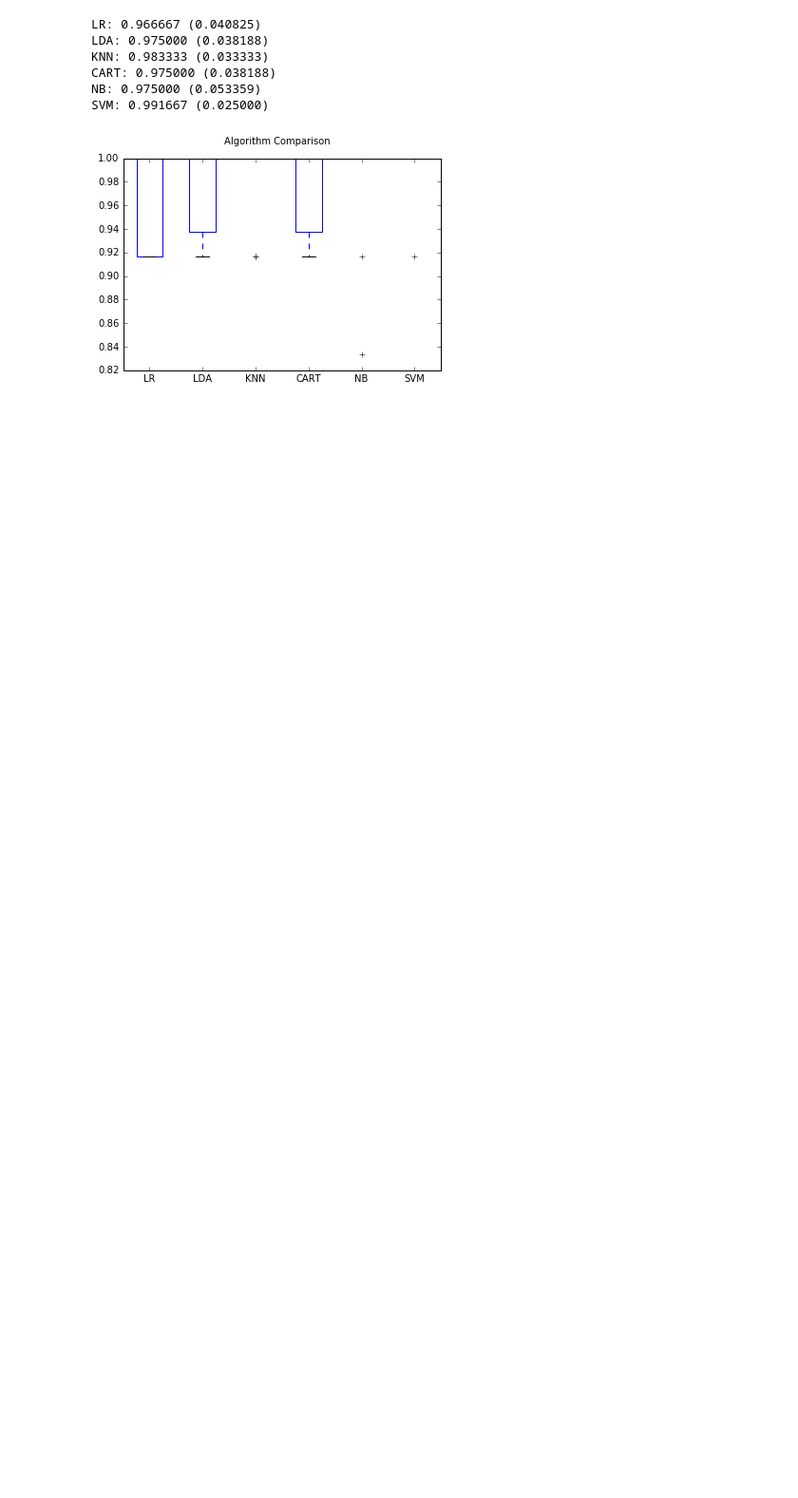
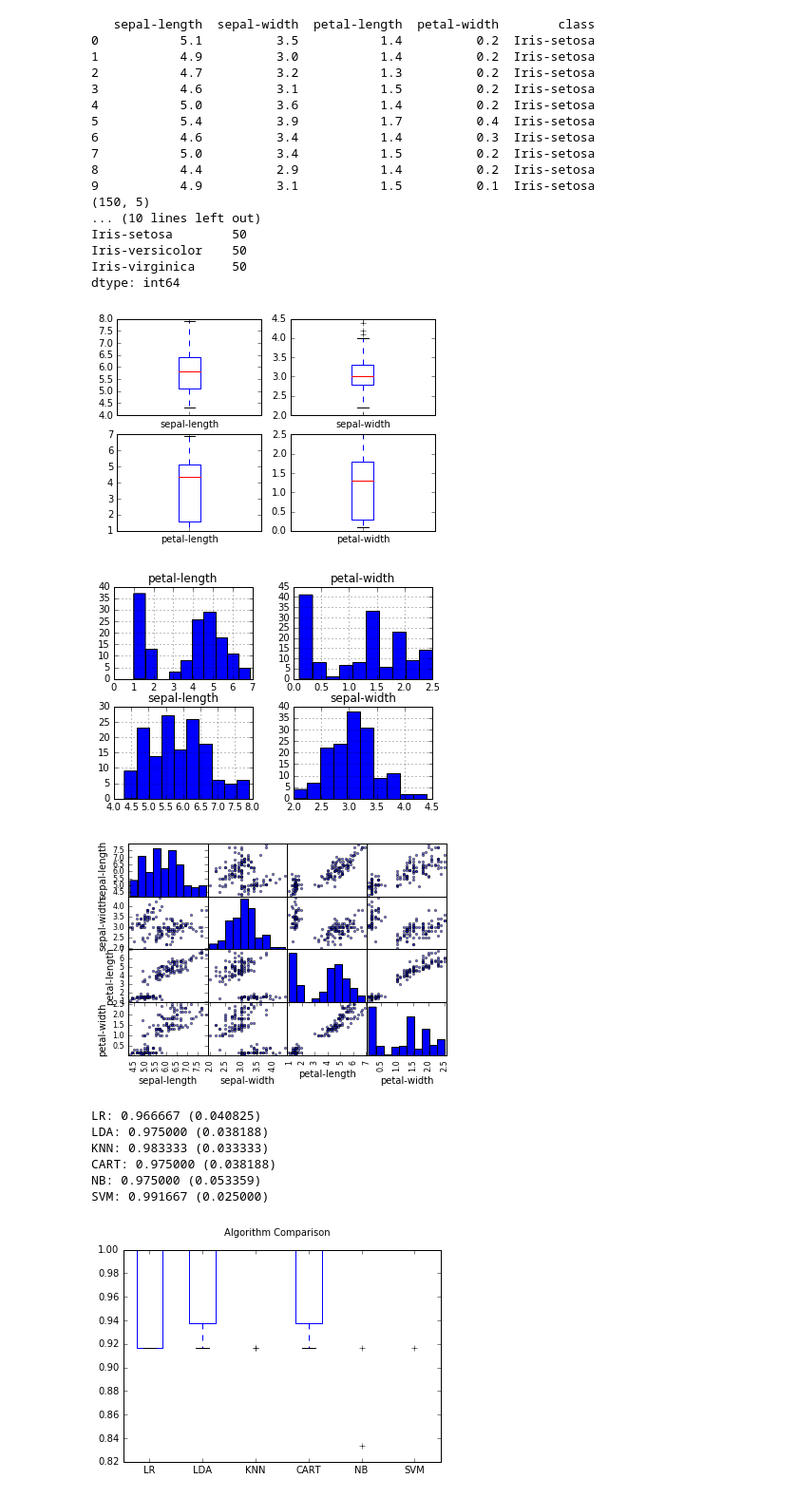
Before and after one commit to iamsiva11/Allthings-MachineLearning, a Jupyter notebook: ML-Workflow/Iris-PyML-Workflow.ipynb, the cells around one changed output. Shown at 95% size. Saved outputs shown, nothing was run; the diff lists cells and outputs as text; code cells hidden in the pictures; blank space fills up the shorter version.

```diff
--- a/ML-Workflow/Iris-PyML-Workflow.ipynb
+++ b/ML-Workflow/Iris-PyML-Workflow.ipynb
@@ -24,23 +24,44 @@ names = ['sepal-length', 'sepal-width', 'petal-length', 'petal-width', 'class']
 dataset = pd.read_csv(url, names=names)
 # %%
 #EDA
-# print dataset.head(10)
-# print dataset.shape
-# print dataset.describe()
-# print(dataset.groupby('class').size())
+print dataset.head(10)
+print dataset.shape
+print dataset.describe()
+print(dataset.groupby('class').size())
 
-# #Data Viz
-# # box and whisker plots
-# dataset.plot(kind='box', subplots=True, layout=(2,2), sharex=False, sharey=False)
-# plt.show()
+#Data Viz
+# box and whisker plots
+dataset.plot(kind='box', subplots=True, layout=(2,2), sharex=False, sharey=False)
+plt.show()
 
-# #histograms
-# dataset.hist()
-# plt.show()
+#histograms
+dataset.hist()
+plt.show()
 
-# #scatter matrix
-# scatter_matrix(dataset)
-# plt.show()
+#scatter matrix
+scatter_matrix(dataset)
+plt.show()
+# %% [output]
+   sepal-length  sepal-width  petal-length  petal-width        class
+0           5.1          3.5           1.4          0.2  Iris-setosa
+1           4.9          3.0           1.4          0.2  Iris-setosa
+2           4.7          3.2           1.3          0.2  Iris-setosa
+3           4.6          3.1           1.5          0.2  Iris-setosa
+4           5.0          3.6           1.4          0.2  Iris-setosa
+5           5.4          3.9           1.7          0.4  Iris-setosa
+6           4.6          3.4           1.4          0.3  Iris-setosa
+7           5.0          3.4           1.5          0.2  Iris-setosa
+8           4.4          2.9           1.4          0.2  Iris-setosa
+9           4.9          3.1           1.5          0.1  Iris-setosa
+(150, 5)
+... (10 lines left out)
+Iris-setosa        50
+Iris-versicolor    50
+Iris-virginica     50
+dtype: int64
+[figure, added]
+[figure, added]
+[figure, added]
 # %%
 # Prepare Data
 array = dataset.values
```
Also changed, not shown: parts of 1 cell of this notebook.
